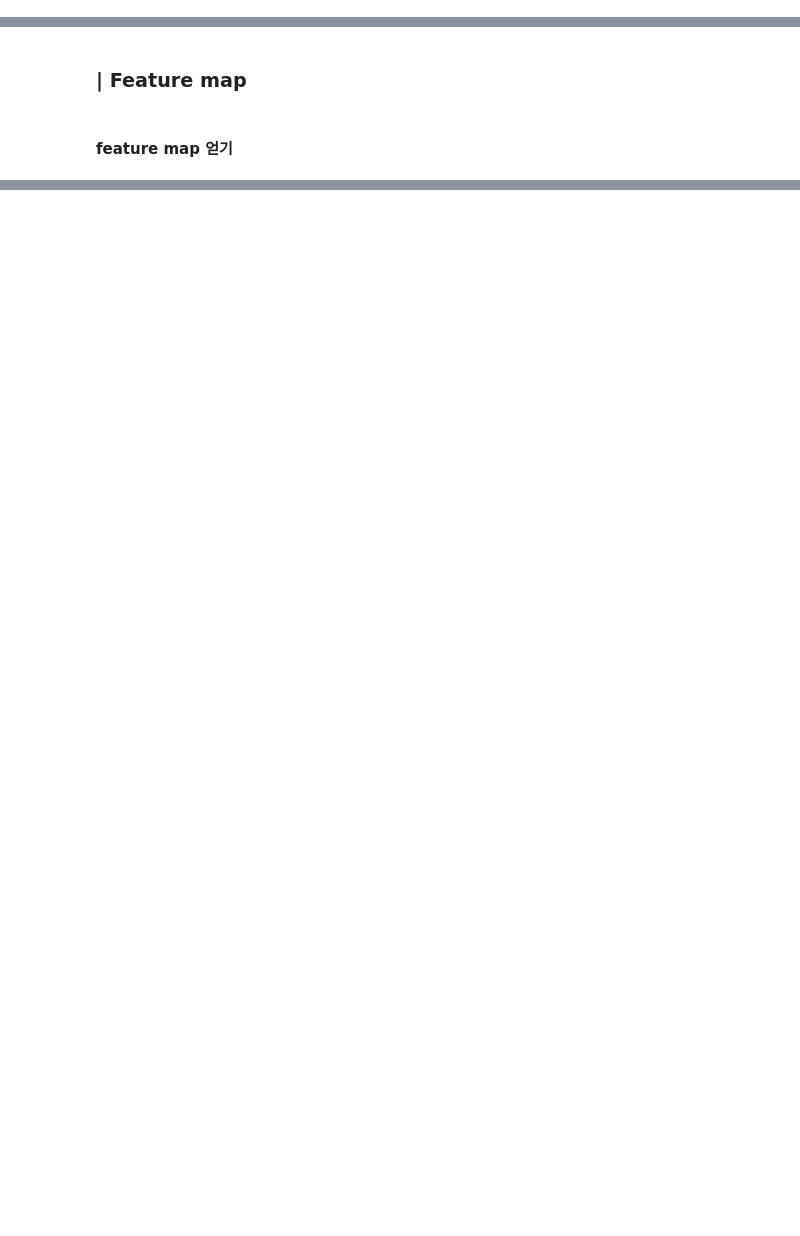
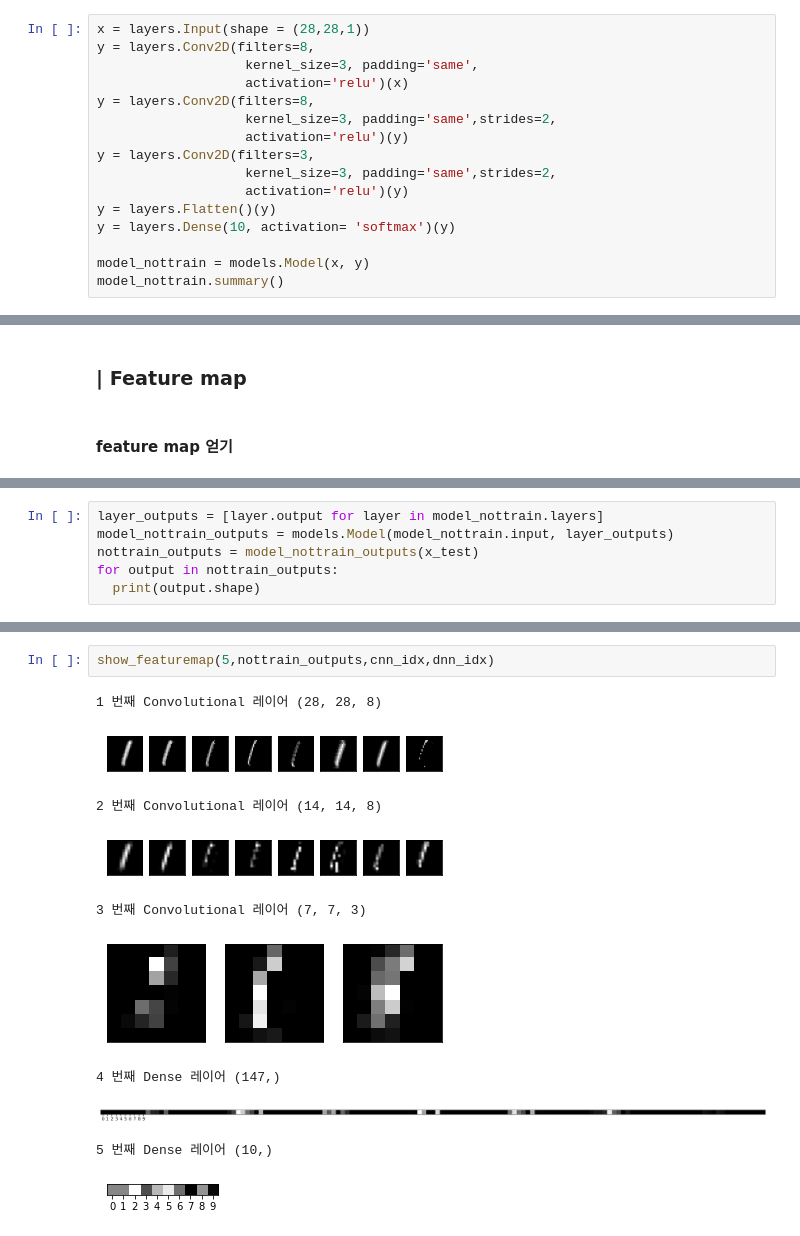
Before and after one commit to GETHUB55/SkillTreePython-DeepLearning, a Jupyter notebook: 01.딥러닝with텐서플로우-basic/ch01_06_CNN기초_Convolutional_Layer.ipynb, the cells around one changed output, grey strips where cells are left out. Saved outputs shown, nothing was run; the diff lists cells and outputs as text; blank space fills up the shorter version.

```diff
--- a/01.딥러닝with텐서플로우-basic/ch01_06_CNN기초_Convolutional_Layer.ipynb
+++ b/01.딥러닝with텐서플로우-basic/ch01_06_CNN기초_Convolutional_Layer.ipynb
@@ -242,3 +245,19 @@ Total params: 2,363
 Trainable params: 2,363
 Non-trainable params: 0
 _________________________________________________________________
+# %%
+x = layers.Input(shape = (28,28,1))
+y = layers.Conv2D(filters=8,
+                   kernel_size=3, padding='same',
+                   activation='relu')(x)
+y = layers.Conv2D(filters=8,
+                   kernel_size=3, padding='same',strides=2,
+                   activation='relu')(y)
+y = layers.Conv2D(filters=3,
+                   kernel_size=3, padding='same',strides=2,
+                   activation='relu')(y)
+y = layers.Flatten()(y)
+y = layers.Dense(10, activation= 'softmax')(y)
+
+model_nottrain = models.Model(x, y)
+model_nottrain.summary()
@@ -280,0 +381,6 @@ Epoch 10/10
+# %%
+layer_outputs = [layer.output for layer in model_nottrain.layers]
+model_nottrain_outputs = models.Model(model_nottrain.input, layer_outputs)
+nottrain_outputs = model_nottrain_outputs(x_test)
+for output in nottrain_outputs:
+  print(output.shape)
@@ -289,0 +419,13 @@ Epoch 10/10
+# %%
+show_featuremap(5,nottrain_outputs,cnn_idx,dnn_idx)
+# %% [output]
+1 번째 Convolutional 레이어 (28, 28, 8)
+[figure, added]
+2 번째 Convolutional 레이어 (14, 14, 8)
+[figure, added]
+3 번째 Convolutional 레이어 (7, 7, 3)
+[figure, added]
+4 번째 Dense 레이어 (147,)
+[figure, added]
+5 번째 Dense 레이어 (10,)
+[figure, added]
```
Also changed, not shown: parts of 12 cells of this notebook.
